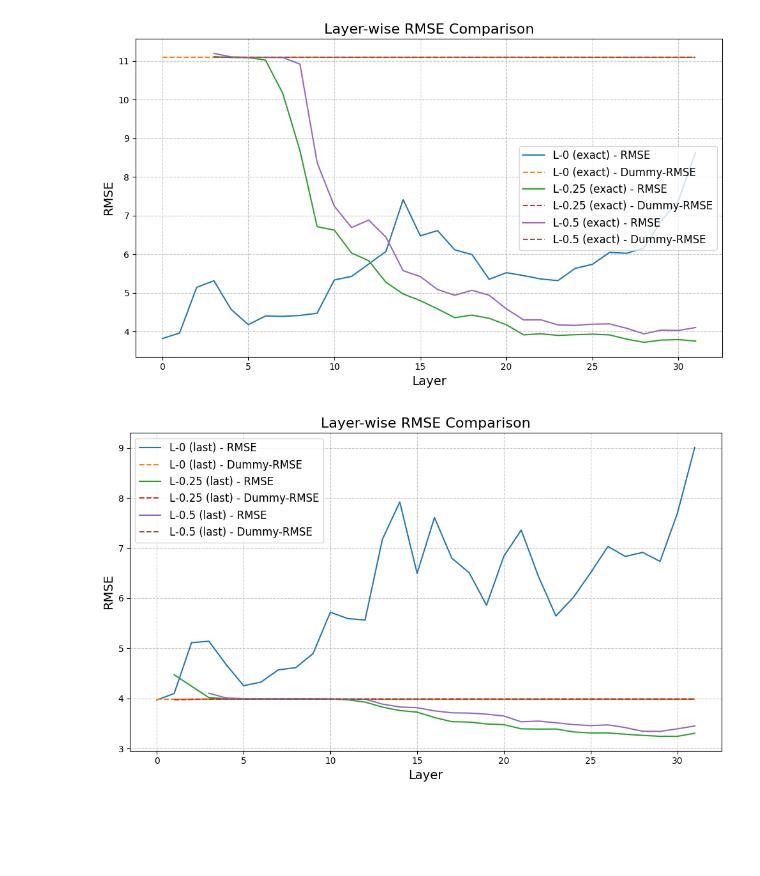
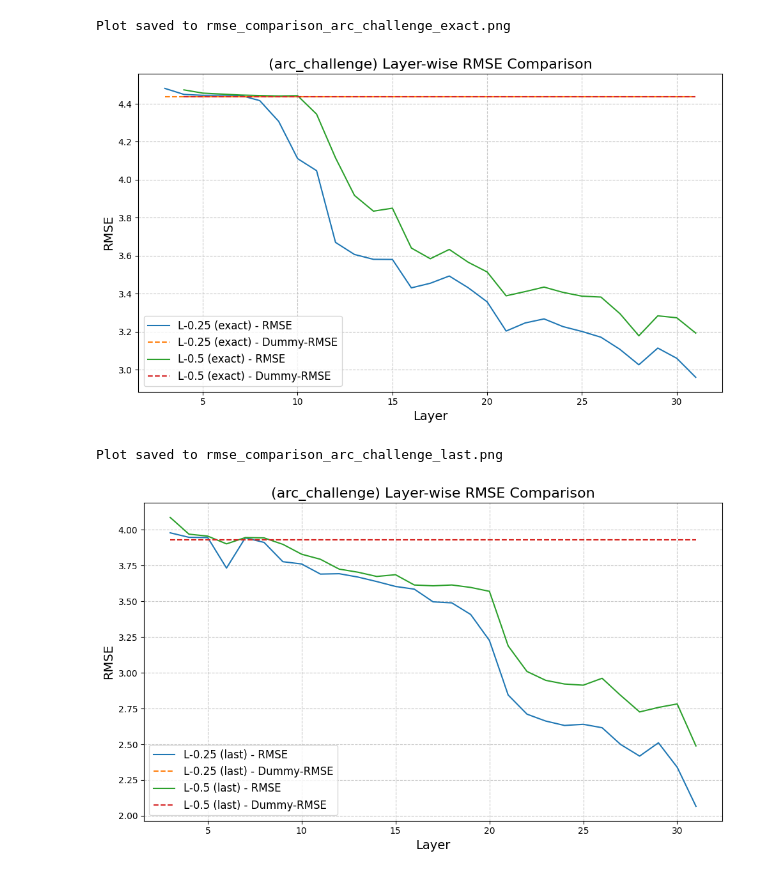
Before and after one commit to swiss-ai/apertus-probes, a Jupyter notebook: src/probes/analyze_results.ipynb, the cells around one changed output. Cells and saved outputs as stored; diff of their text form; code cells hidden in the pictures; blank space fills up the shorter version.

```diff
--- a/src/probes/analyze_results.ipynb
+++ b/src/probes/analyze_results.ipynb
@@ -1,7 +1,13 @@
 # %%
 import pickle
 import os
-path = "/users/astepancic/projects/apertus-probes/scratch/mera-runs/mmlu_high_school/Apertus-8B-Instruct-2509/df_probes_hs.pkl"
+DATASET_NAMES = ["mmlu_high_school", "mmlu_professional", "ARC-Challenge"]
+ENDINGS = ["hs", "pro", "arc_challenge"]
+INDEX = 2
+DATASET_NAME = DATASET_NAMES[INDEX]
+ENDING = ENDINGS[INDEX]
+
+path = f"/users/astepancic/projects/apertus-probes/scratch/mera-runs/{DATASET_NAME}/Apertus-8B-Instruct-2509/df_probes_{ENDING}.pkl"
 # Expand $SCRATCH environment variable if present in the path
 
 with open(path, 'rb') as file:
@@ -18,7 +24,7 @@ results.head()
 import matplotlib.pyplot as plt
 
 # Define a function to plot RMSE for multiple models or token positions in one figure
-def plot_rmse_comparison(grouped_data, models_to_plot, token_positions):
+def plot_rmse_comparison(grouped_data, models_to_plot, token_positions, save_path=None):
     plt.figure(figsize=(10, 6))
 
     for model in models_to_plot:
@@ -28,36 +34,45 @@ def plot_rmse_comparison(grouped_data, models_to_plot, token_positions):
 
             # Group by 'Layer' and calculate the mean RMSE
             layer_averages = group.groupby('Layer')[['RMSE', "Dummy-RMSE"]].mean()
             # Plot RMSE for the current model and token position
             plt.plot(
                 layer_averages.index,
                 layer_averages['RMSE'],
                 label=f'{model} ({token_pos}) - RMSE'
             )
 
             # Plot Dummy-RMSE for the current model and token position
             plt.plot(
                 layer_averages.index,
                 layer_averages['Dummy-RMSE'],
                 linestyle='--',  # Dashed line for Dummy-RMSE
                 label=f'{model} ({token_pos}) - Dummy-RMSE'
             )
 
     # Add labels, title, and legend
-    plt.title('Layer-wise RMSE Comparison', fontsize=16)
+    plt.title(f'({ENDING}) Layer-wise RMSE Comparison', fontsize=16)
     plt.xlabel('Layer', fontsize=14)
     plt.ylabel('RMSE', fontsize=14)
     plt.grid(True, linestyle='--', alpha=0.7)
     plt.legend(fontsize=12)
     plt.tight_layout()
+
+    # Save the plot if a save path is provided
+    if save_path:
+        plt.savefig(save_path, dpi=300)
+        print(f"Plot saved to {save_path}")
+
     plt.show()
 
 # Example usage
-models_to_plot = ['L-0', 'L-0.25', 'L-0.5']
+models_to_plot = ['L-0.25', 'L-0.5']
 token_positions = ['exact'] # Replace with actual token positions
-plot_rmse_comparison(results, models_to_plot, token_positions)
+save_path = f"rmse_comparison_{ENDING}"
+plot_rmse_comparison(results, models_to_plot, token_positions, save_path=save_path +'_exact.png')
 token_positions = ['last']
-plot_rmse_comparison(results, models_to_plot, token_positions)
+plot_rmse_comparison(results, models_to_plot, token_positions, save_path=save_path + '_last.png')
 # %% [output]
+Plot saved to rmse_comparison_arc_challenge_exact.png
-[figure, old version]
+[figure, new version]
+Plot saved to rmse_comparison_arc_challenge_last.png
-[figure, old version]
+[figure, new version]
```
Also changed, not shown: parts of 1 cell of this notebook, 12 other files.
